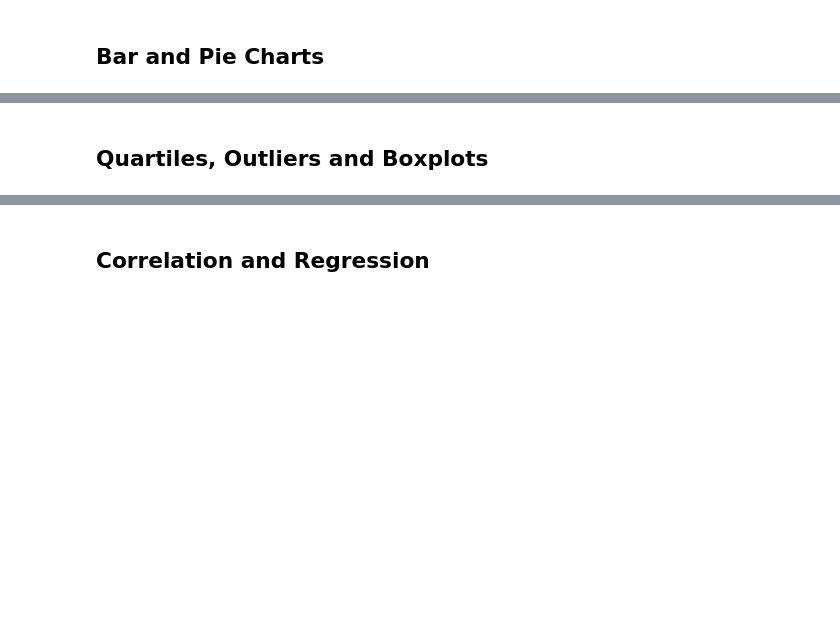
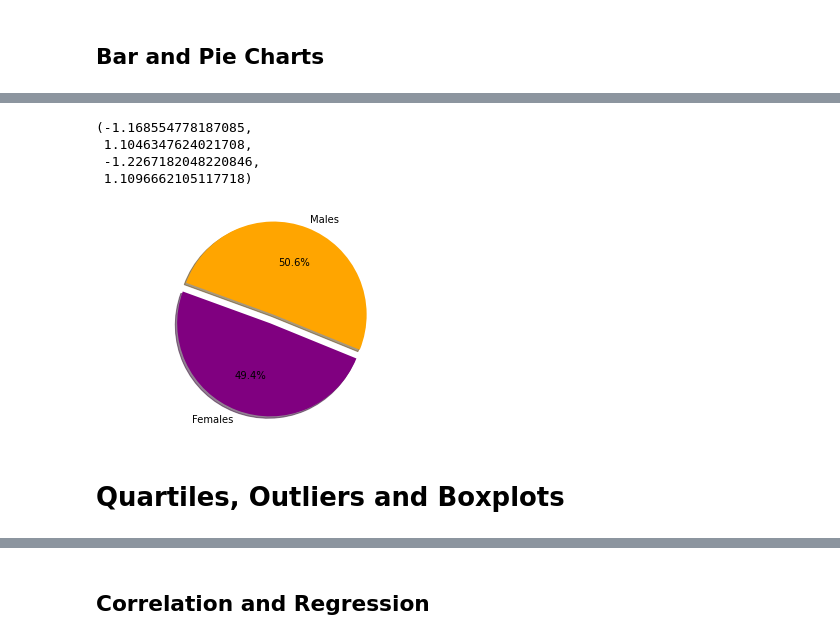
Before and after one commit to veljkomiramicanovic/Matplotlib-Challenge, a Jupyter notebook: Pymaceuticals/pymaceuticals_starter.ipynb, the cells around one changed output, grey strips where cells are left out. Drawn from its saved outputs; the diff is of its cells as text; code cells hidden in the pictures; blank space fills up the shorter version.

```diff
--- a/Pymaceuticals/pymaceuticals_starter.ipynb
+++ b/Pymaceuticals/pymaceuticals_starter.ipynb
@@ -231,2 +216,21 @@ mouse_gender
+# %%
+# Generate a pie plot showing the distribution of female versus male mice using pyplot
+gender_count = (combined_df.groupby(["Sex"])["Age_months"].count()).tolist()
+gender_count
+
+#Chart Details
+labels = ["Females", "Males"]
+colors = ["purple", "orange"]
+explode = (0.1, 0)
+
+#Creating Pie Chart
+plt.pie(gender_count, explode=explode, labels=labels, colors=colors, autopct="%1.1f%%", shadow=True, startangle=160)
+plt.axis("equal")
+# %% [output]
+(-1.168554778187085,
+ 1.1046347624021708,
+ -1.2267182048220846,
+ 1.1096662105117718)
+[figure, added]
 # %% [markdown]
-## Quartiles, Outliers and Boxplots
+# Quartiles, Outliers and Boxplots
```
Also changed, not shown: parts of 31 cells of this notebook, 7 other files.
